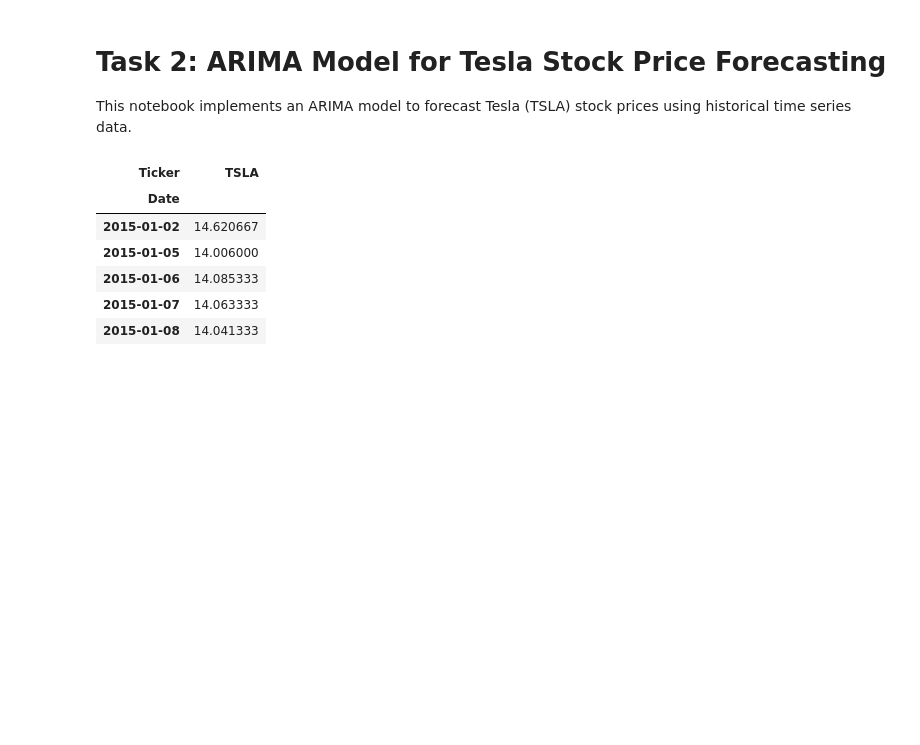
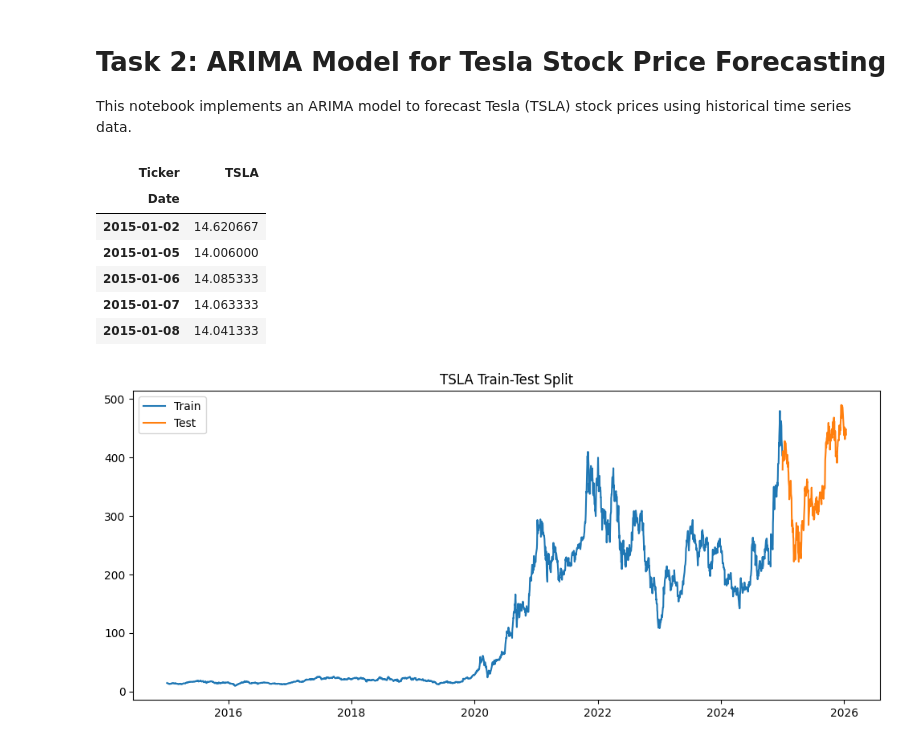
Before and after one commit to linat117/Time-Series-Forecasting-for-Portfolio-Management-Optimization, a Jupyter notebook: notebooks/02_arima_model_tsla.ipynb, the cells around one changed output. Saved outputs shown, nothing was run; the diff lists cells and outputs as text; code cells hidden in the pictures; blank space fills up the shorter version.

Commit message:
add arima model tsla

```diff
--- a/notebooks/02_arima_model_tsla.ipynb
+++ b/notebooks/02_arima_model_tsla.ipynb
@@ -34,3 +34,12 @@ tsla_prices.head()
 # %%
 train = tsla_prices.loc[:'2024-12-31']
 test = tsla_prices.loc['2025-01-01':]
+# %%
+plt.figure(figsize=(12,5))
+plt.plot(train, label="Train")
+plt.plot(test, label="Test")
+plt.legend()
+plt.title("TSLA Train-Test Split")
+plt.show()
+# %% [output]
+[figure, added]
```
Also changed, not shown: parts of 14 cells of this notebook.
